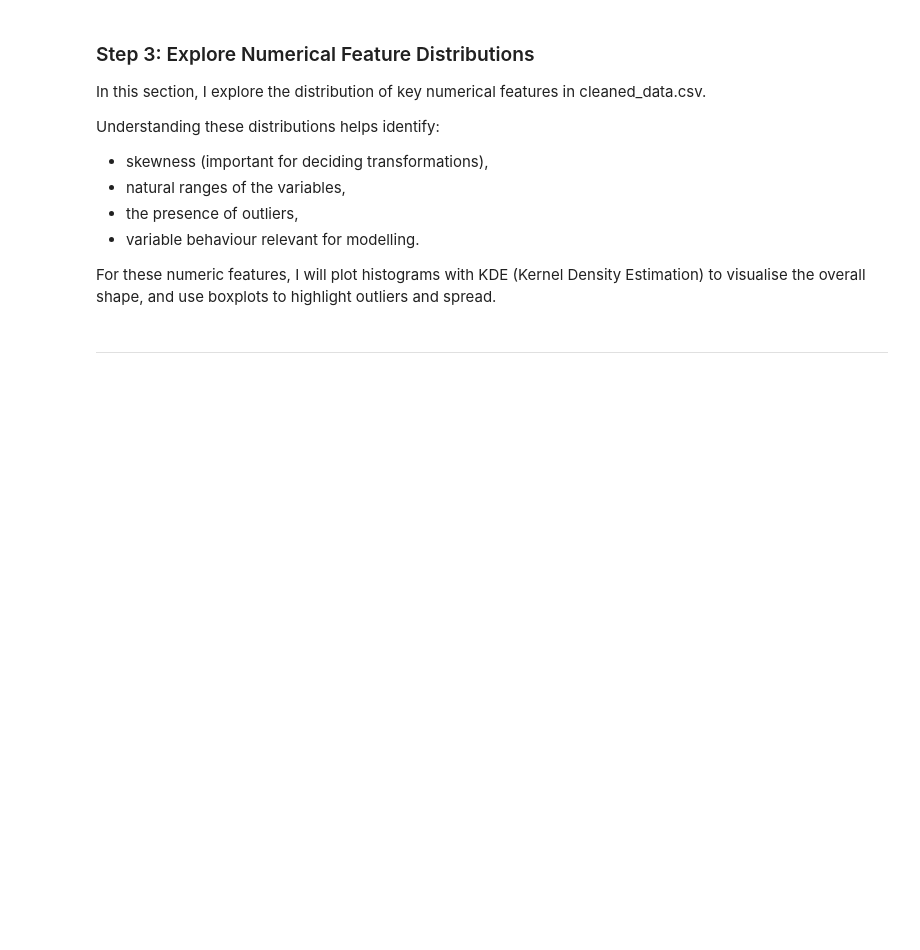
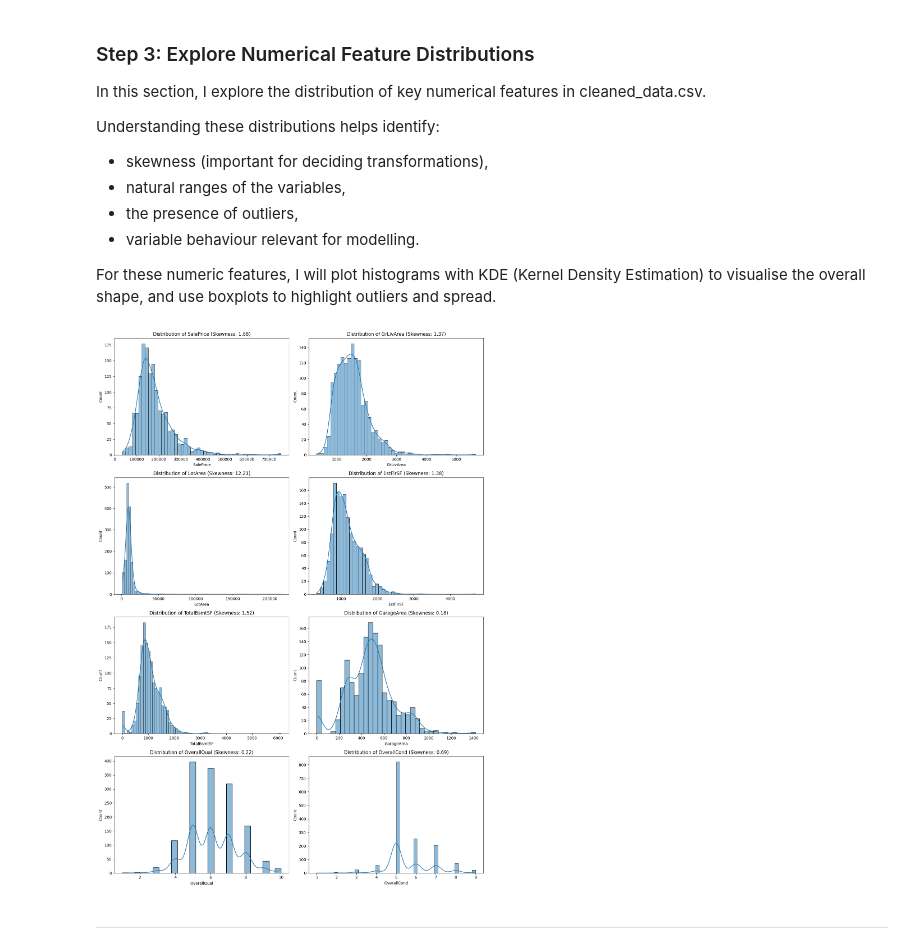
Before and after one commit to aishieee/p5-heritage-housing, a Jupyter notebook: jupyter_notebooks/03_exploratory_analysis.ipynb, the cells around one changed output. Drawn from its saved outputs; the diff is of its cells as text; code cells hidden in the pictures; blank space fills up the shorter version.

Commit message:
Visualise distributions of numerical variables using histograms and KDE

```diff
--- a/jupyter_notebooks/03_exploratory_analysis.ipynb
+++ b/jupyter_notebooks/03_exploratory_analysis.ipynb
@@ -211,5 +211,34 @@ Understanding these distributions helps identify:
 - variable behaviour relevant for modelling.
 
 For these numeric features, I will plot histograms with KDE (Kernel Density Estimation) to visualise the overall shape, and use boxplots to highlight outliers and spread.
+# %%
+import matplotlib.pyplot as plt
+import seaborn as sns
+
+# List of key numerical features to inspect
+numerical_cols = [
+    "SalePrice", "GrLivArea", "LotArea", "1stFlrSF",
+    "TotalBsmtSF", "GarageArea", "OverallQual", "OverallCond"
+]
+
+plt.figure(figsize=(14, 20))
+
+for i, col in enumerate(numerical_cols, 1):
+    plt.subplot(4, 2, i)
+
+    # Plot histogram + KDE curve for the current feature
+    sns.histplot(housing_df[col], kde=True)
+
+    # Add the skewness value in the title for quick reference
+    skew_val = housing_df[col].skew()
+    plt.title(f"Distribution of {col} (Skewness: {skew_val:.2f})")
+
+    plt.xlabel(col)
+    plt.ylabel("Count")
+
+plt.tight_layout()
+plt.show()
+# %% [output]
+[figure, added]
 # %% [markdown]
 ---
```
